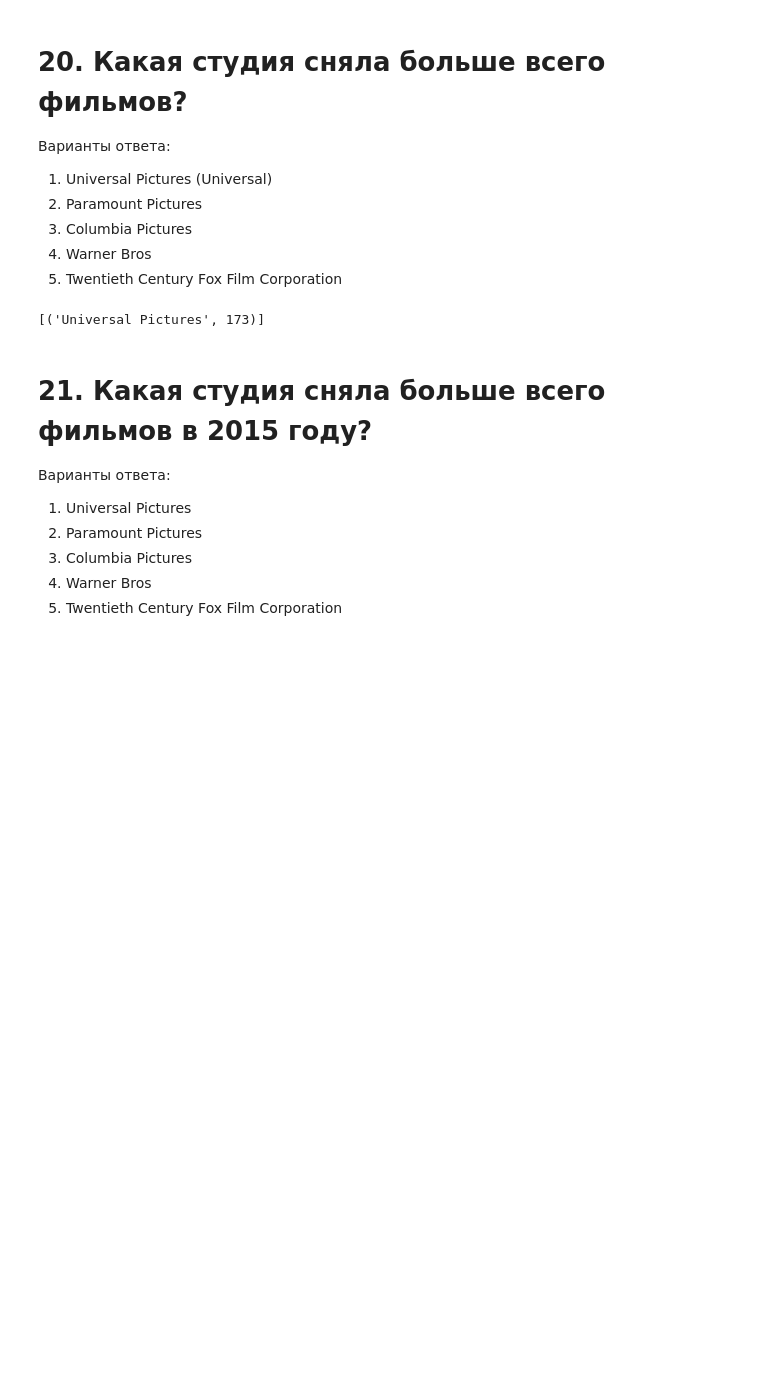
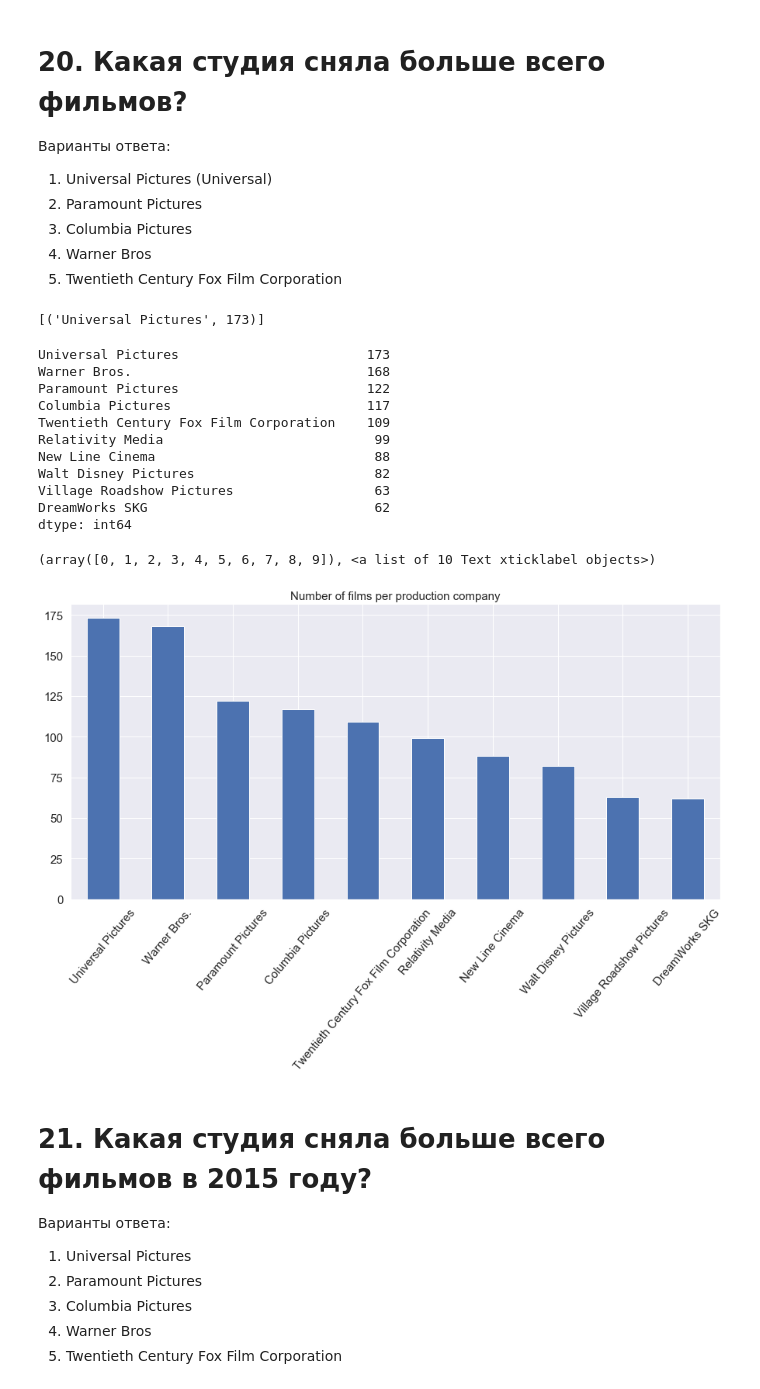
Before and after one commit to LawrenceGrigoryan/skillfactory_rds, a Jupyter notebook: module_1/Project_1. Who wants to become a millionaire.ipynb, the cells around one changed output. Drawn from its saved outputs; the diff is of its cells as text; code cells hidden in the pictures; blank space fills up the shorter version.

```diff
--- a/module_1/Project_1. Who wants to become a millionaire.ipynb
+++ b/module_1/Project_1. Who wants to become a millionaire.ipynb
@@ -679,8 +727,6 @@ answer_ls.append(2)
 3. Columbia Pictures
 4. Warner Bros
 5. Twentieth Century Fox Film Corporation
-# %%
-data.production_companies = data.production_companies.apply(spliter)
 # %%
 prod_counter = Counter()
 
@@ -691,6 +737,26 @@ for companies in data.production_companies:
 prod_counter.most_common(1)
 # %% [output]
 [('Universal Pictures', 173)]
+# %%
+display(counter(data, 'production_companies')[:10])
+
+counter(data, 'production_companies')[:10].plot(kind='bar', figsize=(15, 7), fontsize=15)
+plt.title('Number of films per production company', fontsize=15)
+plt.xticks(rotation=50)
+# %% [output]
+Universal Pictures                        173
+Warner Bros.                              168
+Paramount Pictures                        122
+Columbia Pictures                         117
+Twentieth Century Fox Film Corporation    109
+Relativity Media                           99
+New Line Cinema                            88
+Walt Disney Pictures                       82
+Village Roadshow Pictures                  63
+DreamWorks SKG                             62
+dtype: int64
+(array([0, 1, 2, 3, 4, 5, 6, 7, 8, 9]), <a list of 10 Text xticklabel objects>)
+[figure, added]
 # %%
 answer_ls.append(1)
 # %% [markdown]
```
Also changed, not shown: parts of 50 cells of this notebook.
